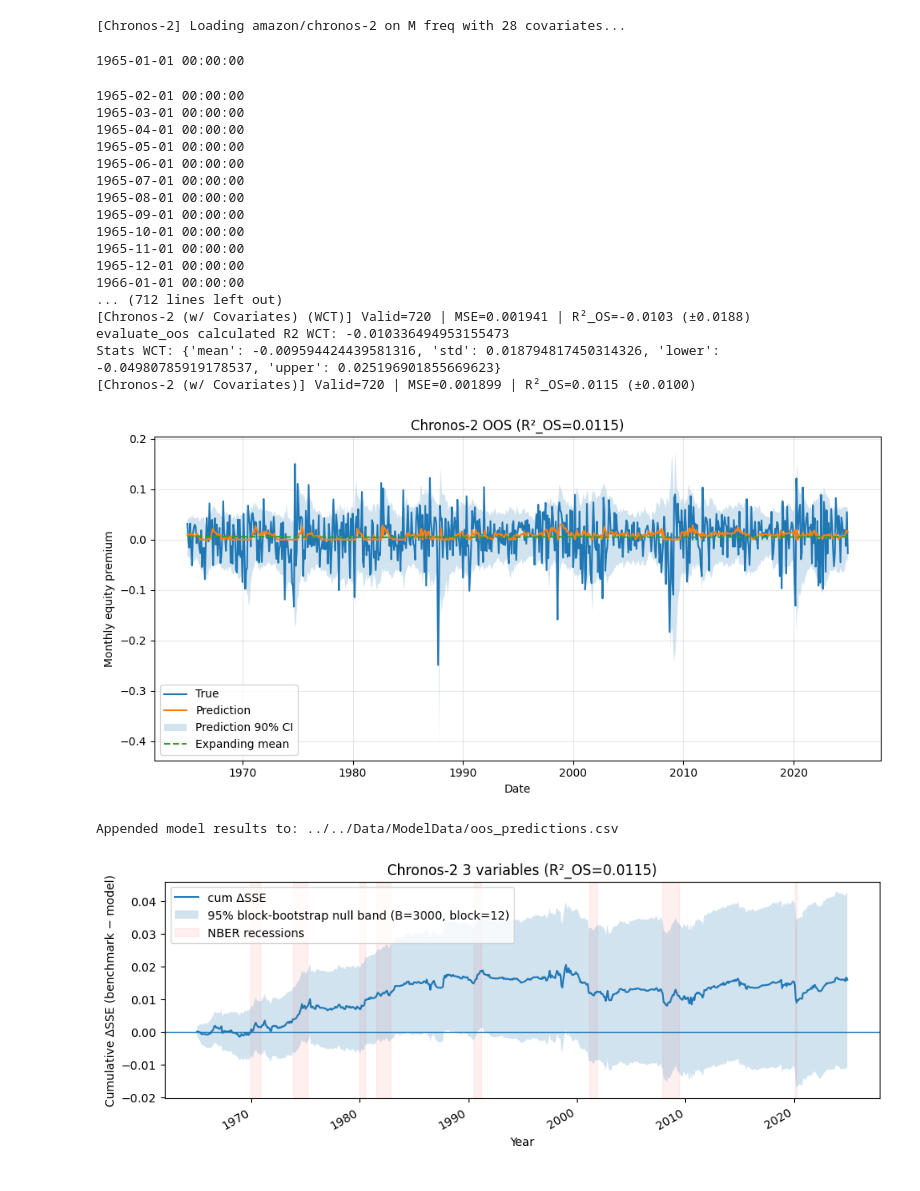
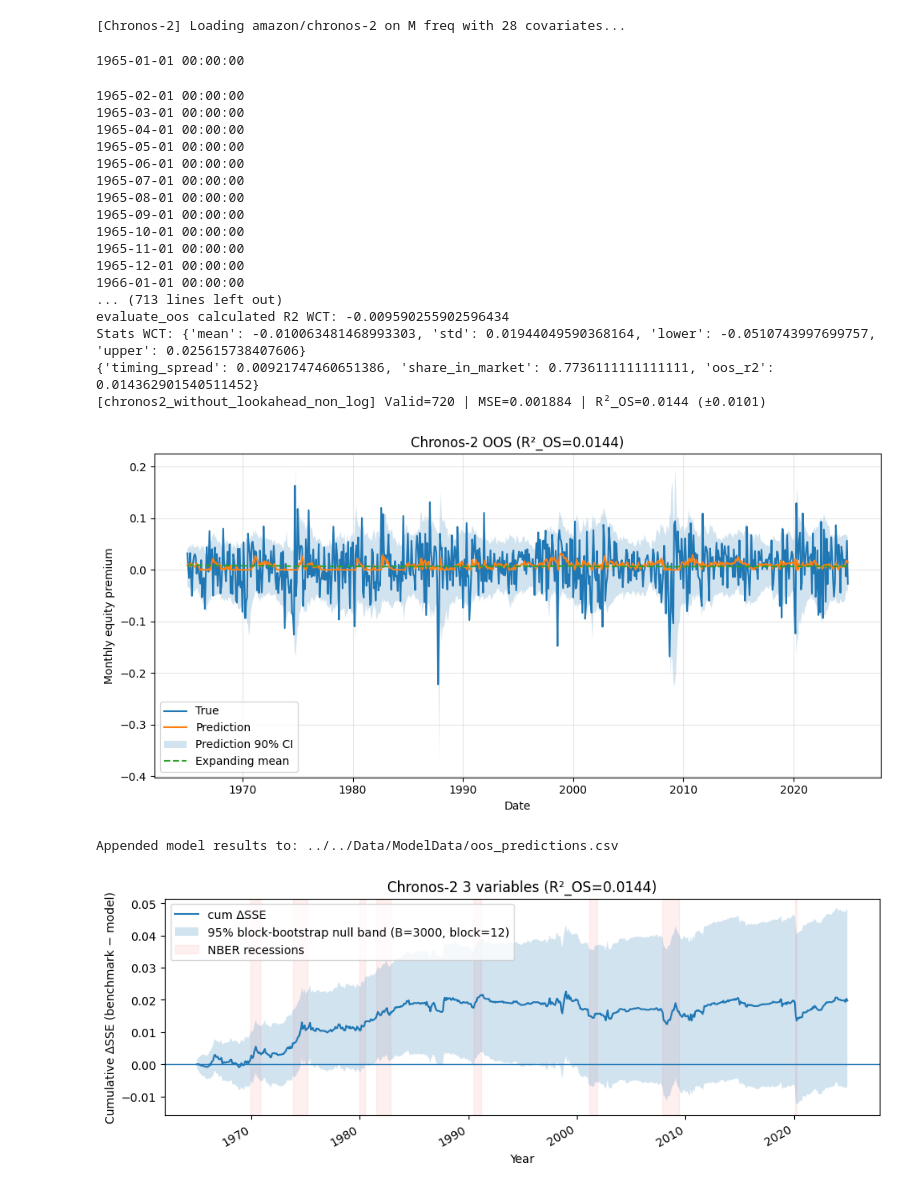
Before and after one commit to KiliTili/Masterarbeit, a Jupyter notebook: Notebooks/Benchmark/modelling_regression.ipynb, the cells around one changed output. Saved outputs shown, nothing was run; the diff lists cells and outputs as text; code cells hidden in the pictures.

```diff
--- a/Notebooks/Benchmark/modelling_regression.ipynb
+++ b/Notebooks/Benchmark/modelling_regression.ipynb
@@ -7,6 +7,6 @@ import source.data_handling.data_preparation as dp
 import source.regression.regression_models as modl
 import source.trading_strategies.trading_strategy_helpers as tsh
 from source.regression.configs_gw import WITHOUT_LOOKAHEAD, ALL, MINIMAL_SETTING, WITHOUT_LOOKAHEAD_AR, ALL_COVARIATES_NON_AR, ALL_COVARIATES_AR,COMPLETED
-data = dp.prepare_data(uselog=True)
+data = dp.prepare_data(uselog=False)
 # %%
 
@@ -196,7 +375,7 @@ Stats WCT: {'mean': -0.026567804432451315, 'std': 0.0186846567294027, 'lower': -
 r2_m, stats, y_true_m, y_pred_m, dates_m, y_lower,y_upper,HA_m = modl.chronos2_oos(
     data[data.index>= "1927-01-01"], covariates=WITHOUT_LOOKAHEAD, start_oos="1965-01-01",
     ctx_min=240, ct_cutoff=True, quiet=False, mode = "mean", freq="M",
-    ci = 0.9
+    ci = 0.9, model_name="chronos2_without_lookahead_non_log"
 )
 
 modl.plot_oos(
@@ -204,39 +383,39 @@ modl.plot_oos(
     title=f"Chronos-2 OOS (R²_OS={r2_m:.4f})",
     ylabel="Monthly equity premium"
 )
 
 fig, ax, perf, (lo, hi) = modl.plot_cum_dsse_with_bootstrap_band(
     y_true_m, y_pred_m, HA_m,
     dates=dates_m,
     title=f"Chronos-2 3 variables (R²_OS={r2_m:.4f})",
     add_band=True,
     B=3000,
     block=12,
     seed=1,
     mode = "tube",
 )
 
-tsh.save_oos_results(dates_m, y_true_m, y_pred_m, model_name="chronos2_without_lookahead")
+tsh.save_oos_results(dates_m, y_true_m, y_pred_m, model_name="chronos2_without_lookahead_non_log")
 # %% [output]
 [Chronos-2] Loading amazon/chronos-2 on M freq with 28 covariates...
 1965-01-01 00:00:00
 1965-02-01 00:00:00
 1965-03-01 00:00:00
 1965-04-01 00:00:00
 1965-05-01 00:00:00
 1965-06-01 00:00:00
 1965-07-01 00:00:00
 1965-08-01 00:00:00
 1965-09-01 00:00:00
 1965-10-01 00:00:00
 1965-11-01 00:00:00
 1965-12-01 00:00:00
 1966-01-01 00:00:00
-... (712 lines left out)
-[Chronos-2 (w/ Covariates) (WCT)] Valid=720 | MSE=0.001941 | R²_OS=-0.0103 (±0.0188)
-evaluate_oos calculated R2 WCT: -0.010336494953155473
-Stats WCT: {'mean': -0.009594424439581316, 'std': 0.018794817450314326, 'lower': -0.04980785919178537, 'upper': 0.025196901855669623}
-[Chronos-2 (w/ Covariates)] Valid=720 | MSE=0.001899 | R²_OS=0.0115 (±0.0100)
+... (713 lines left out)
+evaluate_oos calculated R2 WCT: -0.009590255902596434
+Stats WCT: {'mean': -0.010063481468993303, 'std': 0.01944049590368164, 'lower': -0.0510743997699757, 'upper': 0.025615738407606}
+{'timing_spread': 0.00921747460651386, 'share_in_market': 0.7736111111111111, 'oos_r2': 0.014362901540511452}
+[chronos2_without_lookahead_non_log] Valid=720 | MSE=0.001884 | R²_OS=0.0144 (±0.0101)
-[figure, old version]
+[figure, new version]
 Appended model results to: ../../Data/ModelData/oos_predictions.csv
-[figure, old version]
+[figure, new version]
```
Also changed, not shown: parts of 29 cells of this notebook, 12 other files.
